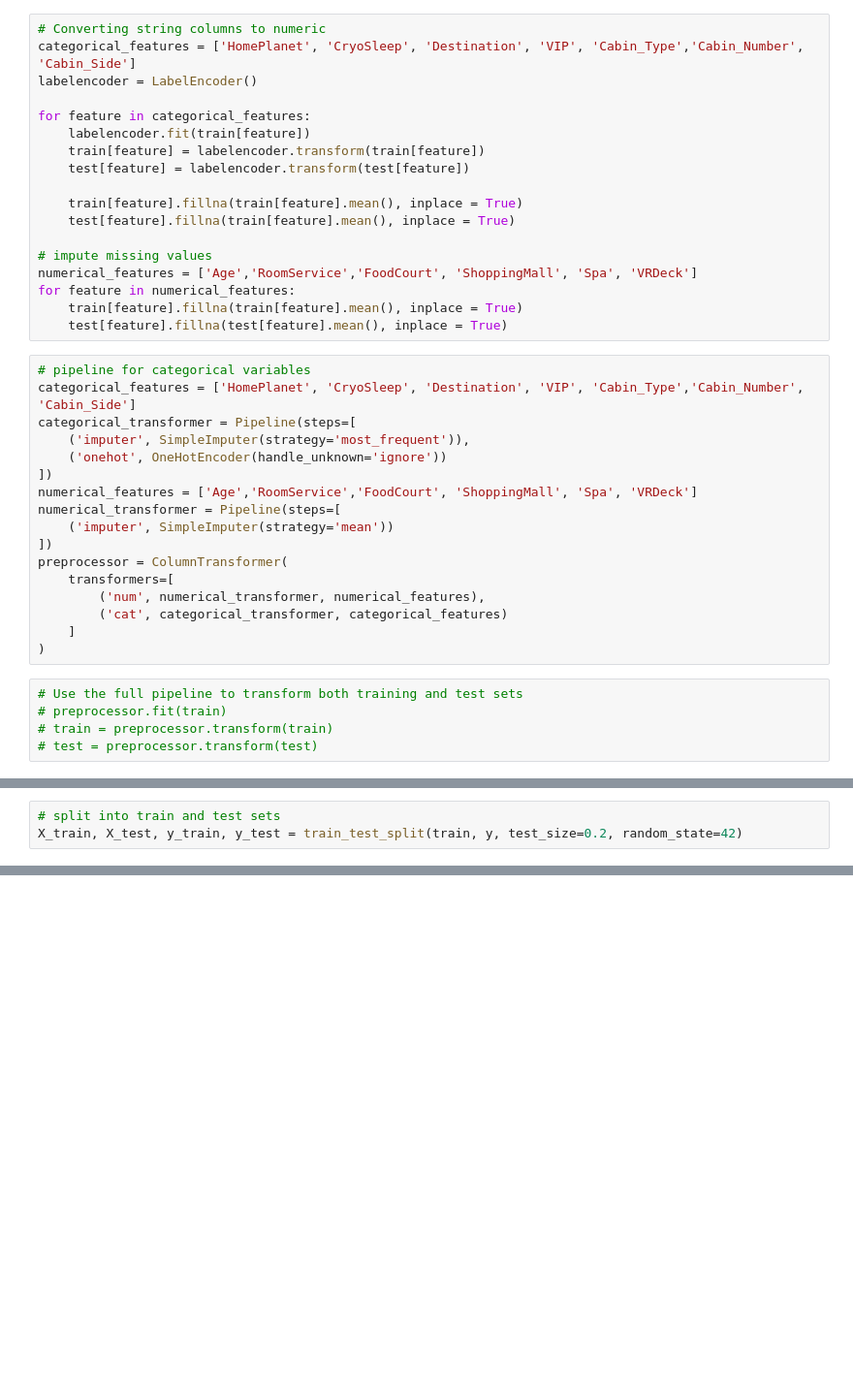
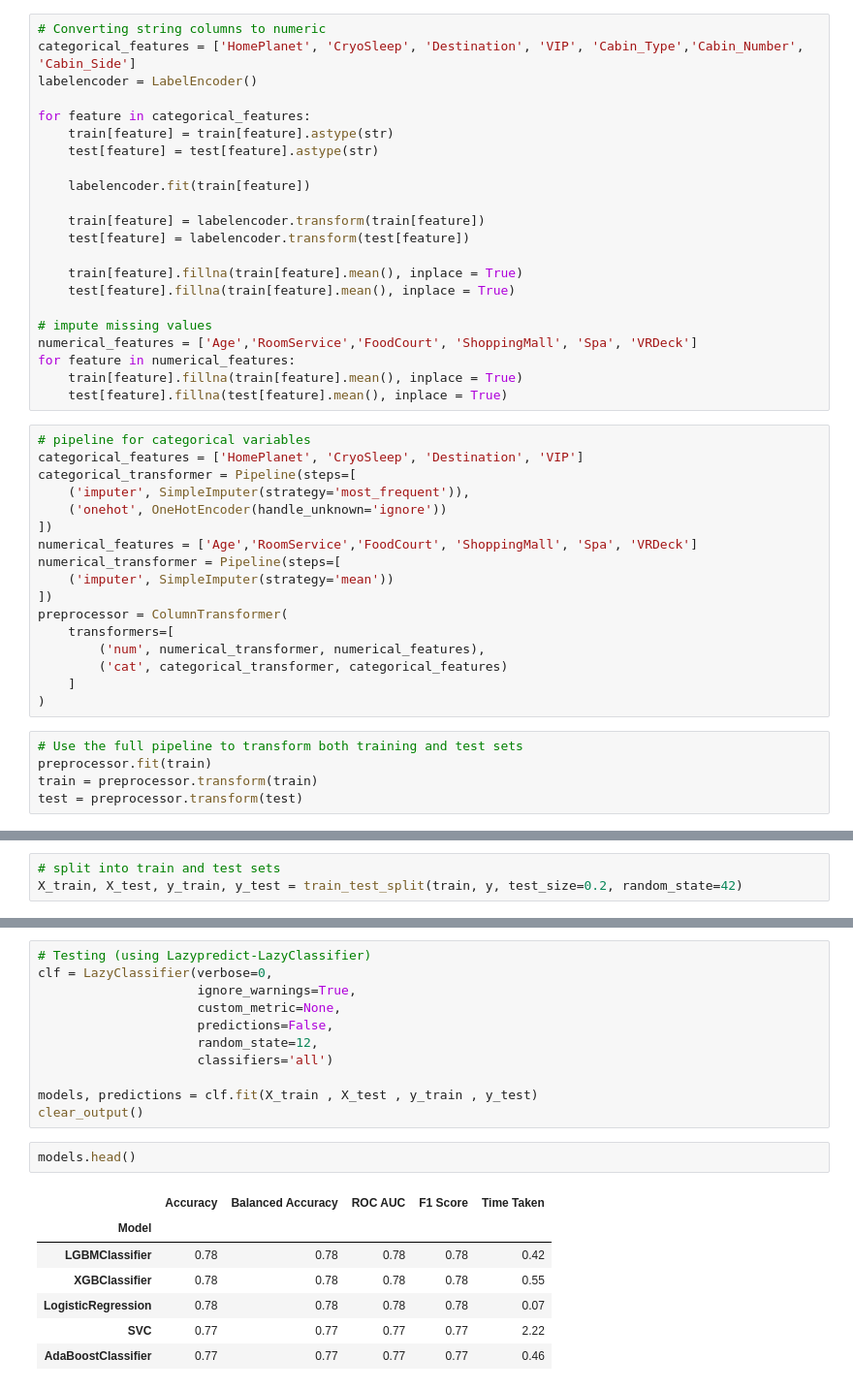
Before and after one commit to ZicsX/Spaceship-Titanic, a Jupyter notebook: spaceship-titanic.ipynb, the cells around one changed output, grey strips where cells are left out. Shown at 97% size. Saved outputs shown, nothing was run; the diff lists cells and outputs as text; blank space fills up the shorter version.

Commit message:
LGBMClassifier

```diff
--- a/spaceship-titanic.ipynb
+++ b/spaceship-titanic.ipynb
@@ -75,7 +79,11 @@ categorical_features = ['HomePlanet', 'CryoSleep', 'Destination', 'VIP', 'Cabin_
 labelencoder = LabelEncoder()
 
 for feature in categorical_features:
+    train[feature] = train[feature].astype(str)
+    test[feature] = test[feature].astype(str)
+
     labelencoder.fit(train[feature])
+
     train[feature] = labelencoder.transform(train[feature])
     test[feature] = labelencoder.transform(test[feature])
 
@@ -89,7 +97,7 @@ for feature in numerical_features:
     test[feature].fillna(test[feature].mean(), inplace = True)
 # %%
 # pipeline for categorical variables
-categorical_features = ['HomePlanet', 'CryoSleep', 'Destination', 'VIP', 'Cabin_Type','Cabin_Number', 'Cabin_Side']
+categorical_features = ['HomePlanet', 'CryoSleep', 'Destination', 'VIP']
 categorical_transformer = Pipeline(steps=[
     ('imputer', SimpleImputer(strategy='most_frequent')),
     ('onehot', OneHotEncoder(handle_unknown='ignore'))
@@ -106,9 +114,9 @@ preprocessor = ColumnTransformer(
 )
 # %%
 # Use the full pipeline to transform both training and test sets
-# preprocessor.fit(train)
-# train = preprocessor.transform(train)
-# test = preprocessor.transform(test)
+preprocessor.fit(train)
+train = preprocessor.transform(train)
+test = preprocessor.transform(test)
 # %%
 # Feature Scaling
 from sklearn.preprocessing import StandardScaler
@@ -133,0 +129,21 @@ models = [
+# %%
+# Testing (using Lazypredict-LazyClassifier)
+clf = LazyClassifier(verbose=0,
+                     ignore_warnings=True,
+                     custom_metric=None,
+                     predictions=False,
+                     random_state=12,
+                     classifiers='all')
+
+models, predictions = clf.fit(X_train , X_test , y_train , y_test)
+clear_output()
+# %%
+models.head()
+# %% [output]
+|  | Accuracy | Balanced Accuracy | ROC AUC | F1 Score | Time Taken |
+| Model |  |  |  |  |  |
+| LGBMClassifier | 0.78 | 0.78 | 0.78 | 0.78 | 0.42 |
+| XGBClassifier | 0.78 | 0.78 | 0.78 | 0.78 | 0.55 |
+| LogisticRegression | 0.78 | 0.78 | 0.78 | 0.78 | 0.07 |
+| SVC | 0.77 | 0.77 | 0.77 | 0.77 | 2.22 |
+| AdaBoostClassifier | 0.77 | 0.77 | 0.77 | 0.77 | 0.46 |
```
Also changed, not shown: parts of 9 cells of this notebook, 5 other files.
